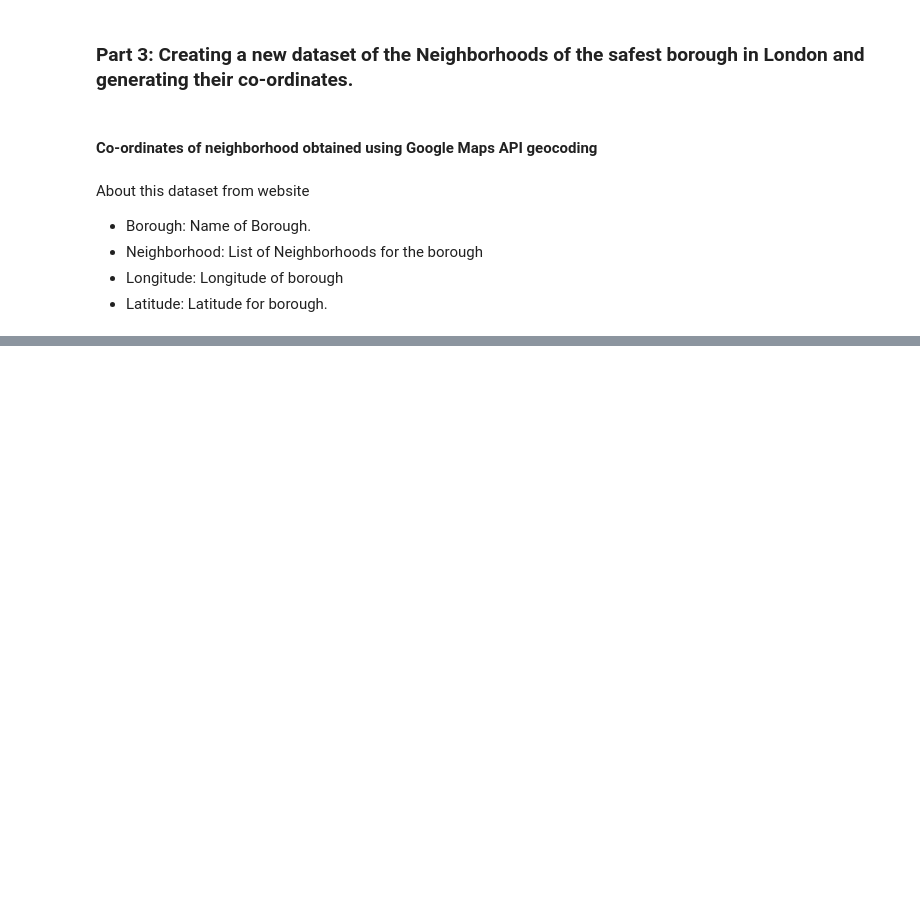
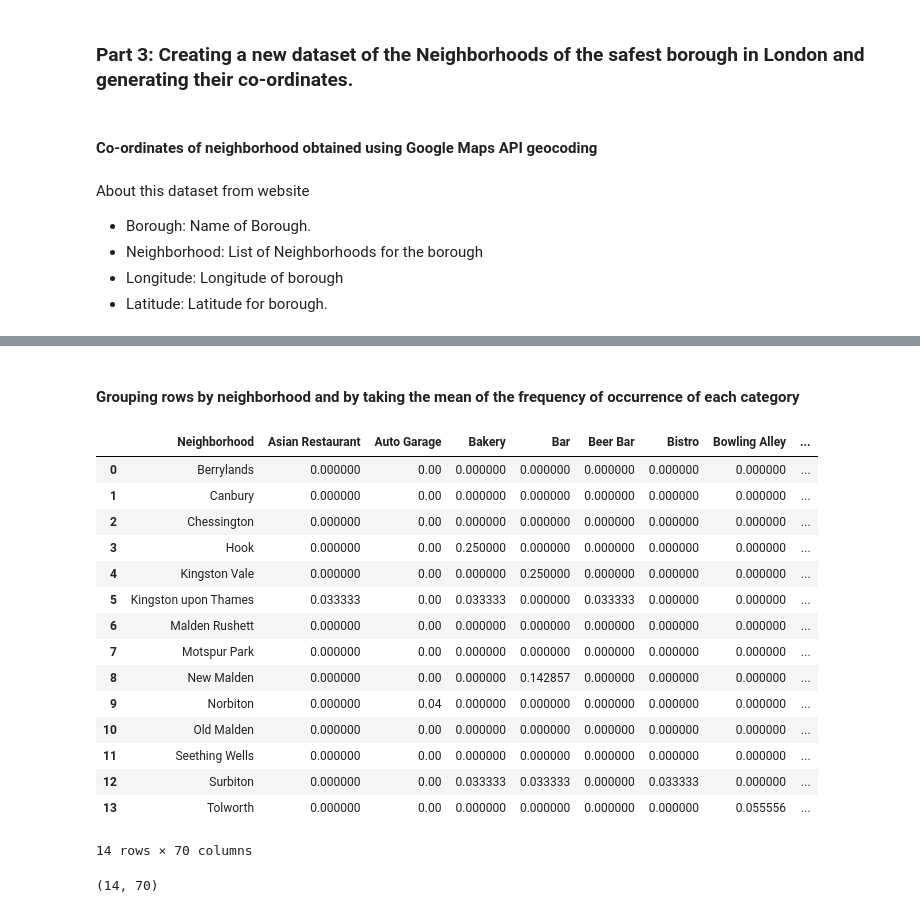
Before and after one commit to prabhatsap/coursera-capstone-project, a Jupyter notebook: The Battle of the Neighborhoods-Capstone Project.ipynb, the cells around one changed output, grey strips where cells are left out. Saved outputs shown, nothing was run; the diff lists cells and outputs as text; code cells hidden in the pictures; blank space fills up the shorter version.

```diff
--- a/The Battle of the Neighborhoods-Capstone Project.ipynb
+++ b/The Battle of the Neighborhoods-Capstone Project.ipynb
@@ -73,0 +854,5 @@ About this dataset from website
+# %%
+df_neigh = {'Neighborhood': Neighborhood,'Borough':Borough,'Latitude': Latitude,'Longitude':Longitude}
+kut_neig = pd.DataFrame(data=df_neigh, columns=['Neighborhood', 'Borough', 'Latitude', 'Longitude'], index=None)
+
+kut_neig
@@ -73,0 +878,8 @@ About this dataset from website
+# %%
+address = 'Berrylands, London, United Kingdom'
+
+geolocator = Nominatim(user_agent="ld_explorer")
+location = geolocator.geocode(address)
+latitude = location.latitude
+longitude = location.longitude
+print('The geograpical coordinate of Berrylands, London are {}, {}.'.format(latitude, longitude))
@@ -73,0 +978,11 @@ About this dataset from website
+# %%
+CLIENT_ID = 'R01LINGO2WC45KLRLKT3ZHU2QENAO2IPRK2N2ELOHRNK4P3K' # your Foursquare ID
+CLIENT_SECRET = '4JT1TWRMXMPLX5IOKNBAFU3L3ARXK4D5JJDPFK1CLRZM2ZVW' # your Foursquare Secret
+
+VERSION = '20180604'
+LIMIT = 30
+
+kut_venues = getNearbyVenues(names=kut_neig['Neighborhood'],
+                                   latitudes=kut_neig['Latitude'],
+                                   longitudes=kut_neig['Longitude']
+                                  )
@@ -73,0 +1043,12 @@ About this dataset from website
+# %%
+# one hot encoding
+kut_onehot = pd.get_dummies(kut_venues[['Venue Category']], prefix="", prefix_sep="")
+
+# add neighborhood column back to dataframe
+kut_onehot['Neighborhood'] = kut_venues['Neighborhood']
+
+# move neighborhood column to the first column
+fixed_columns = [kut_onehot.columns[-1]] + list(kut_onehot.columns[:-1])
+kut_onehot = kut_onehot[fixed_columns]
+
+kut_onehot.head()
@@ -73,0 +1063,26 @@ About this dataset from website
+# %% [markdown]
+#### Grouping rows by neighborhood and by taking the mean of the frequency of occurrence of each category
+# %%
+kut_grouped = kut_onehot.groupby('Neighborhood').mean().reset_index()
+kut_grouped
+# %% [output]
+|  | Neighborhood | Asian Restaurant | Auto Garage | Bakery | Bar | Beer Bar | Bistro | Bowling Alley | ... |
+| 0 | Berrylands | 0.000000 | 0.00 | 0.000000 | 0.000000 | 0.000000 | 0.000000 | 0.000000 | ... |
+| 1 | Canbury | 0.000000 | 0.00 | 0.000000 | 0.000000 | 0.000000 | 0.000000 | 0.000000 | ... |
+| 2 | Chessington | 0.000000 | 0.00 | 0.000000 | 0.000000 | 0.000000 | 0.000000 | 0.000000 | ... |
+| 3 | Hook | 0.000000 | 0.00 | 0.250000 | 0.000000 | 0.000000 | 0.000000 | 0.000000 | ... |
+| 4 | Kingston Vale | 0.000000 | 0.00 | 0.000000 | 0.250000 | 0.000000 | 0.000000 | 0.000000 | ... |
+| 5 | Kingston upon Thames | 0.033333 | 0.00 | 0.033333 | 0.000000 | 0.033333 | 0.000000 | 0.000000 | ... |
+| 6 | Malden Rushett | 0.000000 | 0.00 | 0.000000 | 0.000000 | 0.000000 | 0.000000 | 0.000000 | ... |
+| 7 | Motspur Park | 0.000000 | 0.00 | 0.000000 | 0.000000 | 0.000000 | 0.000000 | 0.000000 | ... |
+| 8 | New Malden | 0.000000 | 0.00 | 0.000000 | 0.142857 | 0.000000 | 0.000000 | 0.000000 | ... |
+| 9 | Norbiton | 0.000000 | 0.04 | 0.000000 | 0.000000 | 0.000000 | 0.000000 | 0.000000 | ... |
+| 10 | Old Malden | 0.000000 | 0.00 | 0.000000 | 0.000000 | 0.000000 | 0.000000 | 0.000000 | ... |
+| 11 | Seething Wells | 0.000000 | 0.00 | 0.000000 | 0.000000 | 0.000000 | 0.000000 | 0.000000 | ... |
+| 12 | Surbiton | 0.000000 | 0.00 | 0.033333 | 0.033333 | 0.000000 | 0.033333 | 0.000000 | ... |
+| 13 | Tolworth | 0.000000 | 0.00 | 0.000000 | 0.000000 | 0.000000 | 0.000000 | 0.055556 | ... |
+14 rows × 70 columns
+# %%
+kut_grouped.shape
+# %% [output]
+(14, 70)
```
Also changed, not shown: parts of 143 cells of this notebook.
